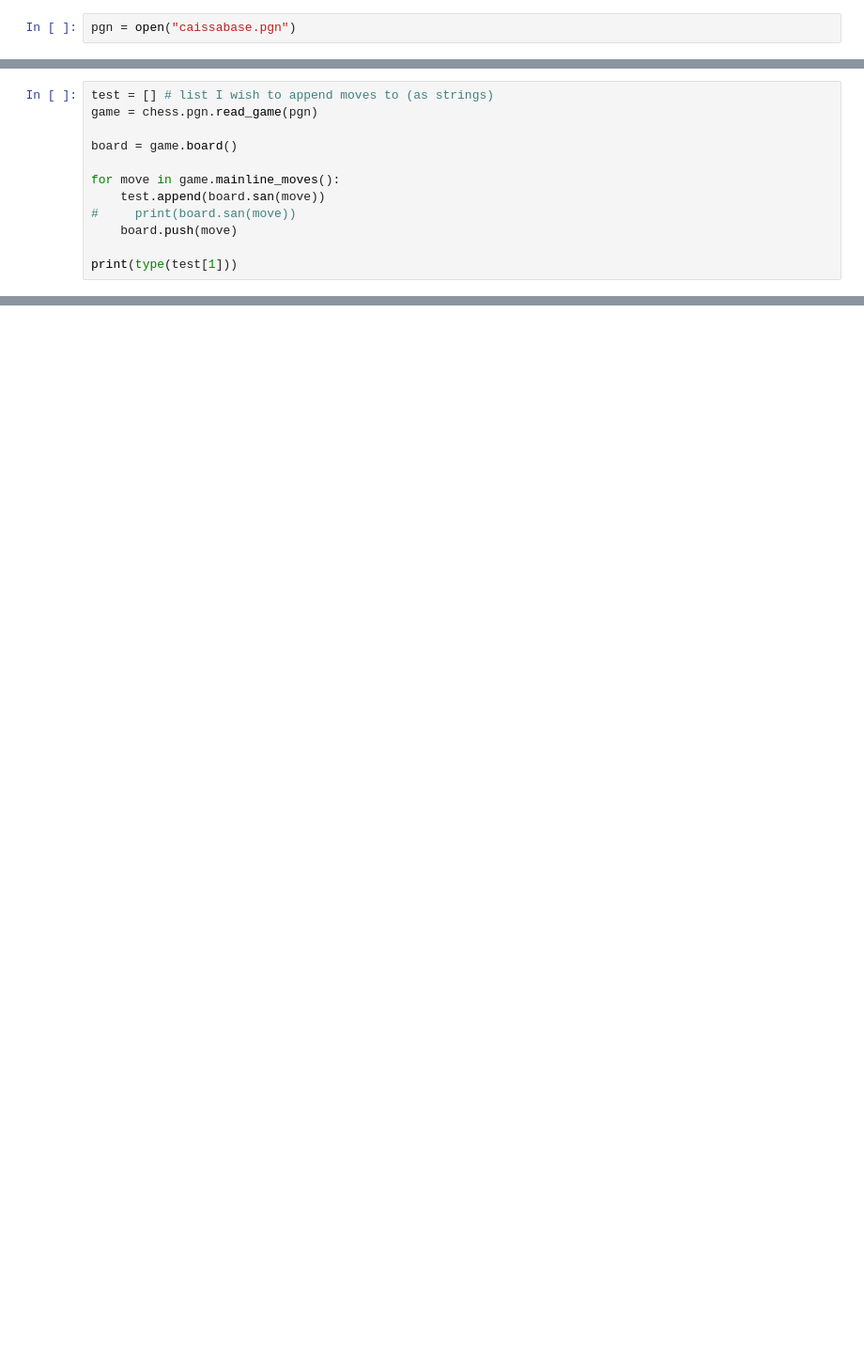
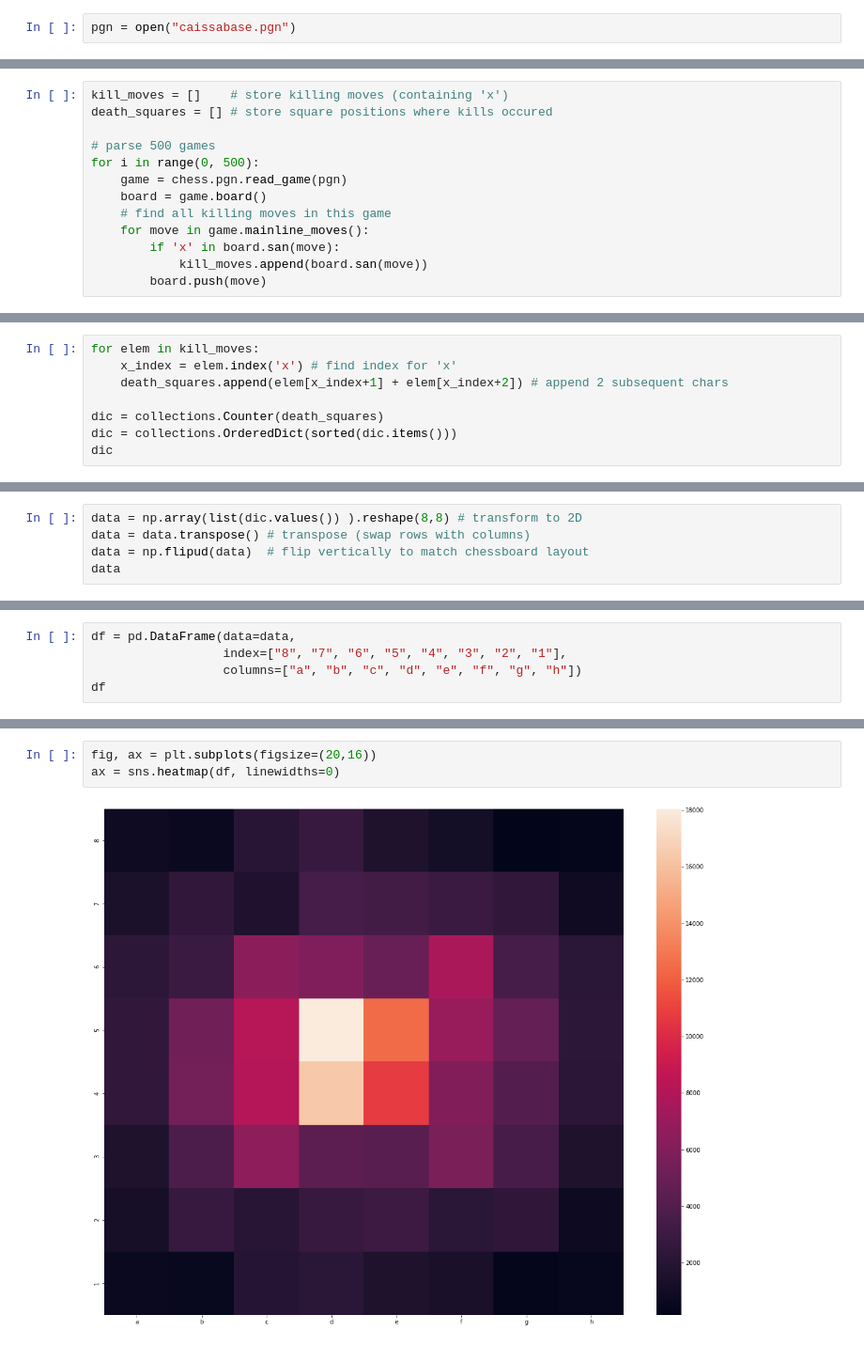
Before and after one commit to qjstuart/datascience, a Jupyter notebook: 2/chess.ipynb, the cells around one changed output, grey strips where cells are left out. Shown at 94% size. Drawn from its saved outputs; the diff is of its cells as text; blank space fills up the shorter version.

Commit message:
Heatmap for kill zone

```diff
--- a/2/chess.ipynb
+++ b/2/chess.ipynb
@@ -37,12 +10,13 @@ for offset in white_wins:
 # %%
-test = [] # list I wish to append moves to (as strings)
-game = chess.pgn.read_game(pgn)
+kill_moves = []    # store killing moves (containing 'x')
+death_squares = [] # store square positions where kills occured
 
-board = game.board()
-
-for move in game.mainline_moves():
-    test.append(board.san(move))
-#     print(board.san(move))
-    board.push(move)
-
-print(type(test[1]))
+# parse 500 games
+for i in range(0, 500):
+    game = chess.pgn.read_game(pgn)
+    board = game.board()
+    # find all killing moves in this game
+    for move in game.mainline_moves():
+        if 'x' in board.san(move):
+            kill_moves.append(board.san(move))
+        board.push(move)
@@ -50,0 +23,8 @@ print(type(test[1]))
+# %%
+for elem in kill_moves:
+    x_index = elem.index('x') # find index for 'x'
+    death_squares.append(elem[x_index+1] + elem[x_index+2]) # append 2 subsequent chars
+
+dic = collections.Counter(death_squares)
+dic = collections.OrderedDict(sorted(dic.items()))
+dic
@@ -50,0 +49,5 @@ print(type(test[1]))
+# %%
+data = np.array(list(dic.values()) ).reshape(8,8) # transform to 2D
+data = data.transpose() # transpose (swap rows with columns)
+data = np.flipud(data)  # flip vertically to match chessboard layout
+data
@@ -50,0 +63,5 @@ print(type(test[1]))
+# %%
+df = pd.DataFrame(data=data,
+                  index=["8", "7", "6", "5", "4", "3", "2", "1"],
+                  columns=["a", "b", "c", "d", "e", "f", "g", "h"])
+df
@@ -50,0 +78,5 @@ print(type(test[1]))
+# %%
+fig, ax = plt.subplots(figsize=(20,16))
+ax = sns.heatmap(df, linewidths=0)
+# %% [output]
+[figure, added]
```
Also changed, not shown: parts of 11 cells of this notebook.
